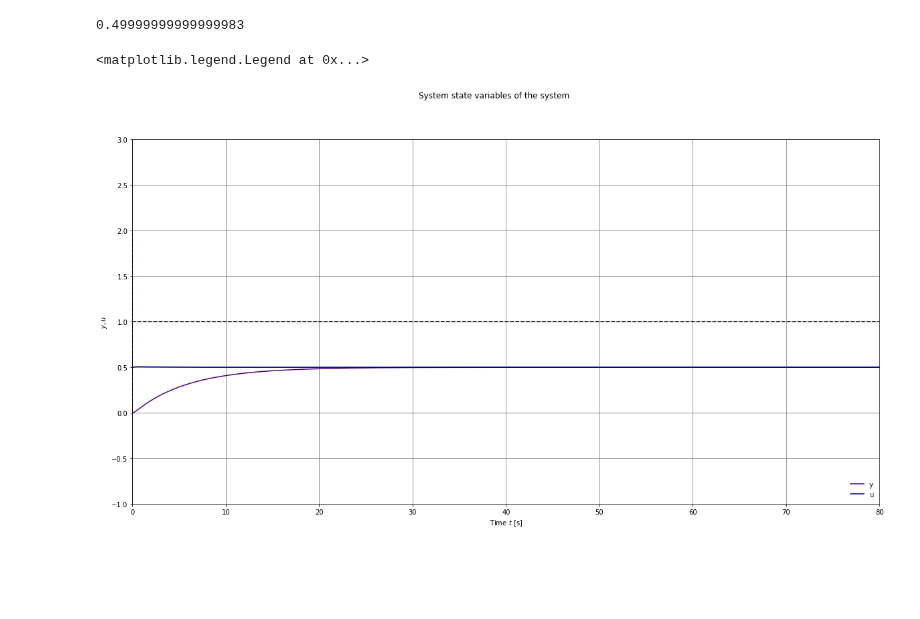
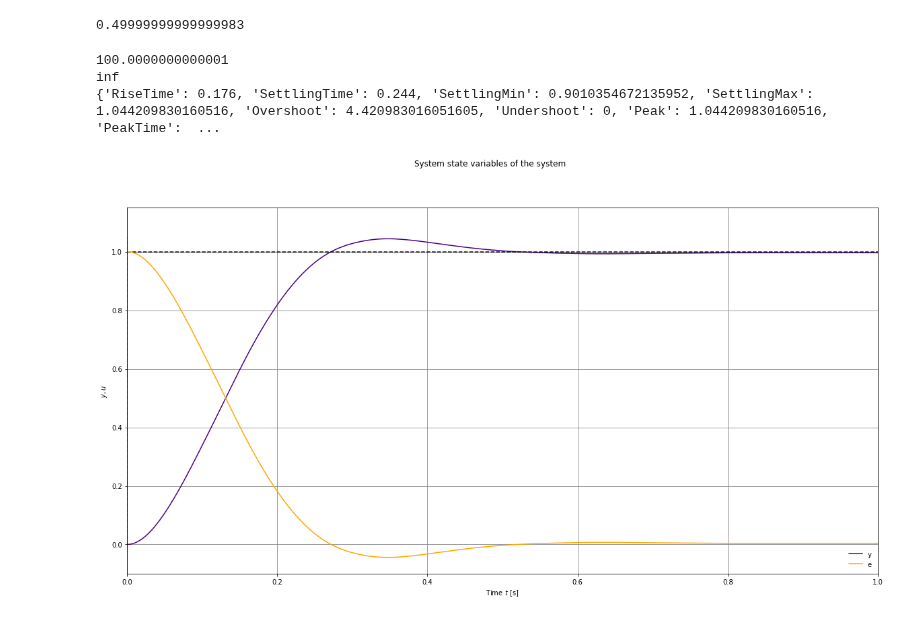
Before and after one commit to dvogureckiy99/Fuzzy, a Jupyter notebook: lab4.ipynb, the cells around one changed output. Drawn from its saved outputs; the diff is of its cells as text; code cells hidden in the pictures; blank space fills up the shorter version.

```diff
--- a/lab4.ipynb
+++ b/lab4.ipynb
@@ -104,16 +108,17 @@ def system_dynamic_plot(sys, t, y, u, t_start_input=0, y_ref=0, linetype='b-',
 #Сгенерировали нечёткую систему
 
 #Fuzzy regulator parameters init
+kd=13
 E_abs=1
 E_min=-E_abs
 E_max=E_abs
-dE_abs=1
+dU_abs=200
+dU_min=-dU_abs
+dU_max=dU_abs
+dE_abs=dU_abs/kd
+print(dE_abs)
 dE_min=-dE_abs
 dE_max=dE_abs
-dU_abs=1
-dU_min=-dU_abs
-dU_max=dU_abs
-
 # New Antecedent/Consequent objects hold universe variables and
 # continues membership functions
 N=1e3 # count of point for the universe
@@ -126,6 +131,7 @@ U = ctrl.Consequent(np.linspace(dU_min, dU_max, int(N+1)), 'U')
 # Auto-membership function population
 names=['--','-','0','+','++']
 E.automf(5,names=names)
+
 dE.automf(5,names=names)
 U.automf(5,names=names)
 
@@ -410,41 +426,50 @@ y_zad=1
 # Define the time and input vectors
 # Force starts from (time_start_force) sec and continue during  (time_application_of_force) sec of
 # interval and than force become zero before the end of tine interval
 time_start_force=0
-time_interval_stop = 80 # length of time interval in sec
+time_interval_stop = 1 # length of time interval in sec
 time_application_of_force = time_interval_stop - time_start_force
 T_N=int(1e3+1) #points for simulation
 T = np.linspace(0, time_interval_stop, (T_N))
 N_time_start_force = math.ceil((time_start_force/time_interval_stop)*(T_N))
 N_time_application_of_force = math.ceil((time_application_of_force/time_interval_stop)*(T_N))
 
 # linear force increase
 # u=np.array([0])
 # system single step response
 # u = np.concatenate(( np.zeros(N_time_start_force),
 #             np.ones(N_time_application_of_force) ))
 
 init_state_vars = [0,0] #[dx,ddx]
 # Response of the system
 sys_initial_state = np.array([[0],[0]])
-(tout, u, sys_state) = input_output_response(sys_object, T, y_zad,sys_initial_state[0:2,0],
+(tout, u,e,de,du, sys_state) = input_output_response(sys_object, T, y_zad,sys_initial_state[0:2,0],
                                   params={},Fuzzy_regulator=sys_sim,return_t_u_y=True)
-
+e=-sys_state+y_zad
 #create graphics
 figsize=(20,10)
 plt.figure(figsize=figsize)
-subplots = system_dynamic_plot(sys_object, tout, sys_state, u=u ,y_ref=y_zad,
+subplots = system_dynamic_plot(sys_object, tout, sys_state, u=u ,e=e,de=de,du=du,y_ref=y_zad,
          t_start_input=time_start_force, linetype='-b',fig_size=figsize)
 
 # Add title and legend
 plt.suptitle('System state variables of the system')
 import matplotlib.lines as mlines
 y_line = mlines.Line2D([], [], color='indigo', linestyle='-', label='y')
-u_line = mlines.Line2D([], [], color='darkblue', linestyle='-', label='u')
-plt.legend(handles=[y_line, u_line], frameon=False, loc='lower right')
+# u_line = mlines.Line2D([], [], color='darkblue', linestyle='-', label='u')
+e_line = mlines.Line2D([],[],color='orange',linestyle='-',label='e')
+# de_line = mlines.Line2D([],[],color='red',linestyle='-',label='de')
+# dU_line = mlines.Line2D([],[],color='lightblue',linestyle='-',label='dU')
+plt.legend(handles=[y_line, e_line], frameon=False, loc='lower right')
+
+S=stepinfo(sys_state, T=tout, yfinal=1, SettlingTimeThreshold=0.05,
+             RiseTimeLimits=(0.1, 0.9))
+print(S)
 # %% [output]
-<matplotlib.legend.Legend at 0x...>
+100.0000000000001
+inf
+{'RiseTime': 0.176, 'SettlingTime': 0.244, 'SettlingMin': 0.9010354672135952, 'SettlingMax': 1.044209830160516, 'Overshoot': 4.420983016051605, 'Undershoot': 0, 'Peak': 1.044209830160516, 'PeakTime':  ...
-[figure, old version]
+[figure, new version]
 # %%
 print(sys_state)
 print(u)
```
Also changed, not shown: parts of 6 cells of this notebook.
